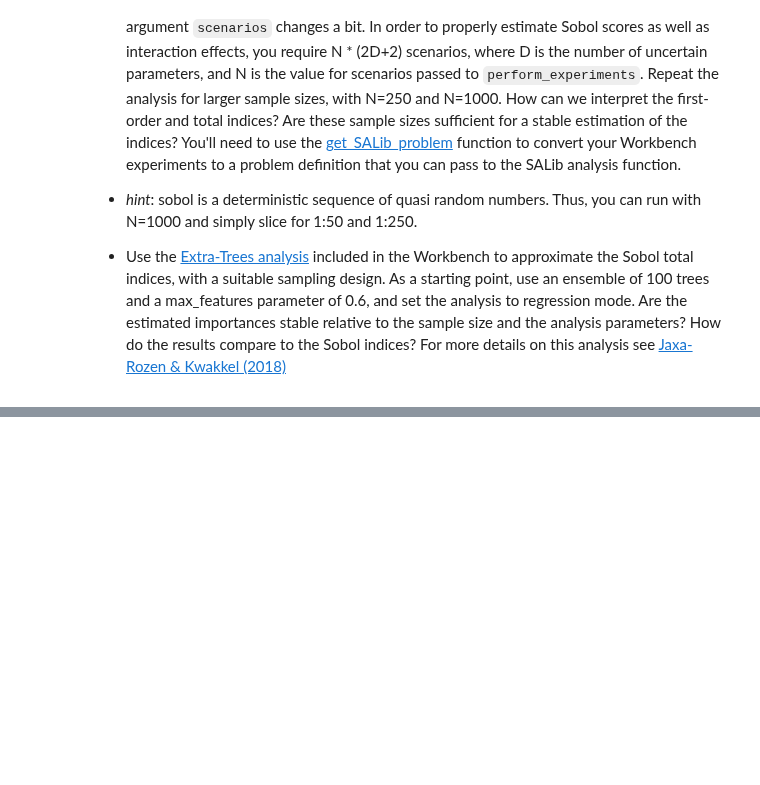
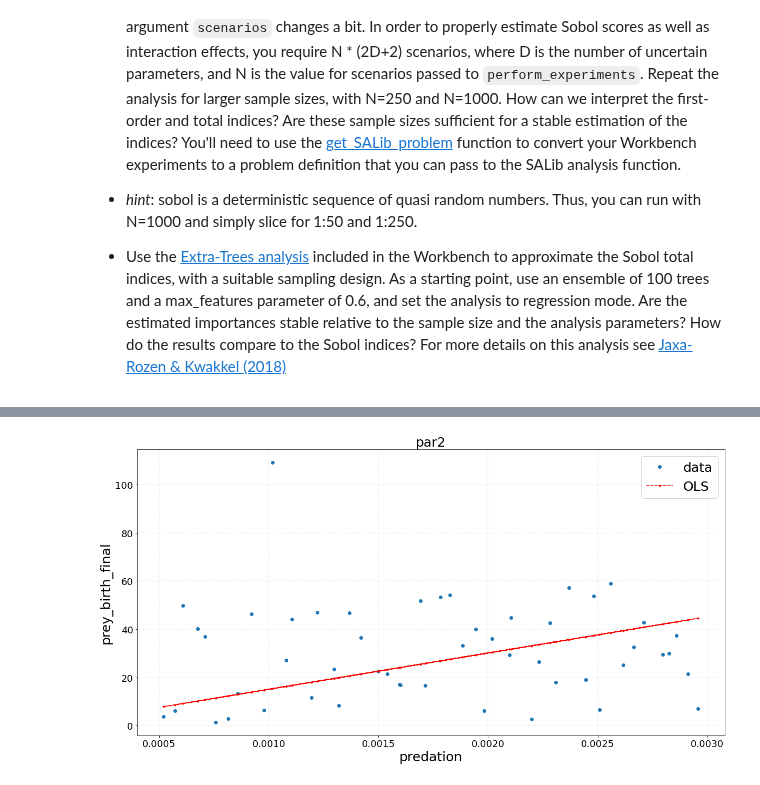
Before and after one commit to tamarvooijs/MBDM, a Jupyter notebook: Week 3-4 - vulnerability analysis/assignment 6 - sensitivity analysis.ipynb, the cells around one changed output, grey strips where cells are left out. Cells and saved outputs as stored; diff of their text form; code cells hidden in the pictures; blank space fills up the shorter version.

```diff
--- a/Week 3-4 - vulnerability analysis/assignment 6 - sensitivity analysis.ipynb
+++ b/Week 3-4 - vulnerability analysis/assignment 6 - sensitivity analysis.ipynb
@@ -317,0 +112,4 @@ The ST measure is known as the Total-order-index, which includes the varinces be
+# %%
+predation=[]
+for i in range(len(experiments)):
+    predation.append(experiments.iloc[i,0])
@@ -317,0 +197,14 @@ The ST measure is known as the Total-order-index, which includes the varinces be
+# %%
+fig, ax = plt.subplots(1,1, figsize=(20,10))
+
+ax.plot(predation,lijsie_einde, 'o', label="data")
+ax.tick_params(labelsize=18)
+ax.plot(predation, results2.fittedvalues, 'r--.', label="OLS")
+ax.set_xlabel('predation',fontsize=25)
+ax.set_ylabel('prey_birth_final',fontsize=25)
+ax.set_title('par2',fontsize=25)
+ax.grid(True, lw=1.75, ls='--', alpha=0.15)
+
+ax.legend(fontsize=25,loc="upper right");
+# %% [output]
+[figure, added]
```
Also changed, not shown: parts of 40 cells of this notebook.
